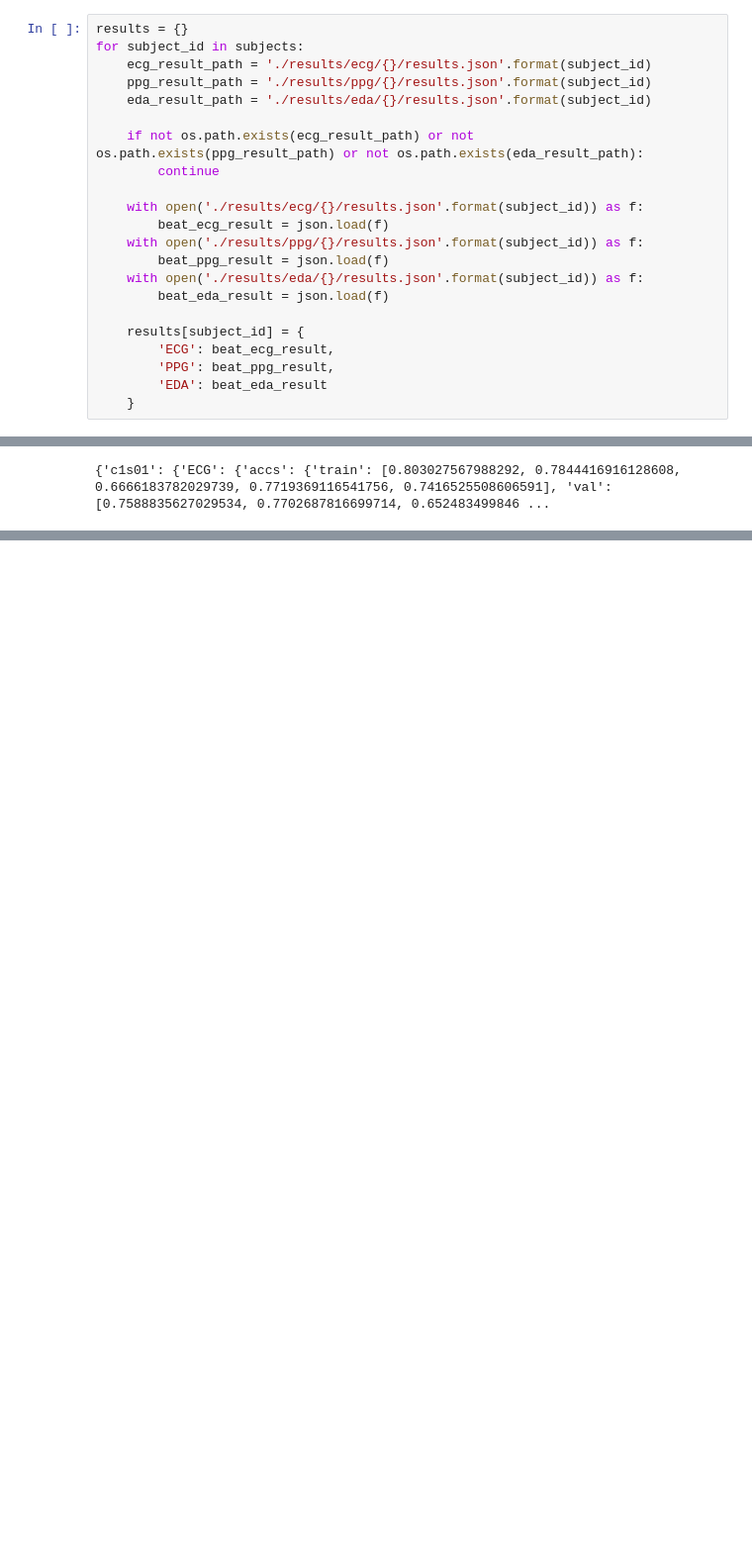
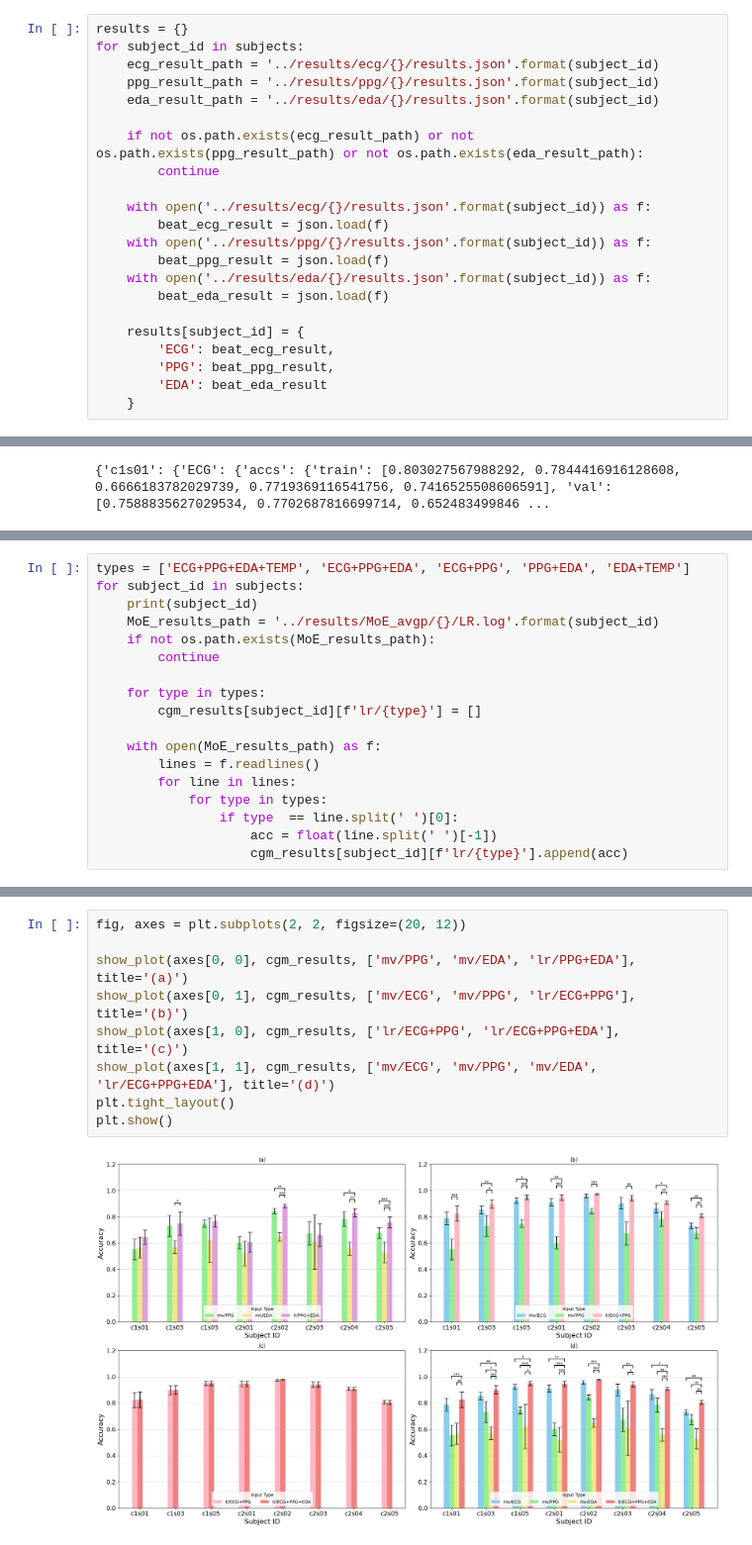
Before and after one commit to PSI-TAMU/PhysioCGM, a Jupyter notebook: hypoglycemia_prediction/notebooks/show_results.ipynb, the cells around one changed output, grey strips where cells are left out. Shown at 99% size. Saved outputs shown, nothing was run; the diff lists cells and outputs as text; blank space fills up the shorter version.

```diff
--- a/hypoglycemia_prediction/notebooks/show_results.ipynb
+++ b/hypoglycemia_prediction/notebooks/show_results.ipynb
@@ -8,18 +9,18 @@ subjects = ['c1s01', 'c1s03', 'c1s05', 'c2s01', 'c2s02', 'c2s03', 'c2s04', 'c2s0
 # %%
 results = {}
 for subject_id in subjects:
-    ecg_result_path = './results/ecg/{}/results.json'.format(subject_id)
-    ppg_result_path = './results/ppg/{}/results.json'.format(subject_id)
-    eda_result_path = './results/eda/{}/results.json'.format(subject_id)
+    ecg_result_path = '../results/ecg/{}/results.json'.format(subject_id)
+    ppg_result_path = '../results/ppg/{}/results.json'.format(subject_id)
+    eda_result_path = '../results/eda/{}/results.json'.format(subject_id)
 
     if not os.path.exists(ecg_result_path) or not os.path.exists(ppg_result_path) or not os.path.exists(eda_result_path):
         continue
 
-    with open('./results/ecg/{}/results.json'.format(subject_id)) as f:
+    with open('../results/ecg/{}/results.json'.format(subject_id)) as f:
         beat_ecg_result = json.load(f)
-    with open('./results/ppg/{}/results.json'.format(subject_id)) as f:
+    with open('../results/ppg/{}/results.json'.format(subject_id)) as f:
         beat_ppg_result = json.load(f)
-    with open('./results/eda/{}/results.json'.format(subject_id)) as f:
+    with open('../results/eda/{}/results.json'.format(subject_id)) as f:
         beat_eda_result = json.load(f)
 
     results[subject_id] = {
@@ -33,0 +236,18 @@ print(results)
+# %%
+types = ['ECG+PPG+EDA+TEMP', 'ECG+PPG+EDA', 'ECG+PPG', 'PPG+EDA', 'EDA+TEMP']
+for subject_id in subjects:
+    print(subject_id)
+    MoE_results_path = '../results/MoE_avgp/{}/LR.log'.format(subject_id)
+    if not os.path.exists(MoE_results_path):
+        continue
+
+    for type in types:
+        cgm_results[subject_id][f'lr/{type}'] = []
+
+    with open(MoE_results_path) as f:
+        lines = f.readlines()
+        for line in lines:
+            for type in types:
+                if type  == line.split(' ')[0]:
+                    acc = float(line.split(' ')[-1])
+                    cgm_results[subject_id][f'lr/{type}'].append(acc)
@@ -33,0 +376,11 @@ print(results)
+# %%
+fig, axes = plt.subplots(2, 2, figsize=(20, 12))
+
+show_plot(axes[0, 0], cgm_results, ['mv/PPG', 'mv/EDA', 'lr/PPG+EDA'], title='(a)')
+show_plot(axes[0, 1], cgm_results, ['mv/ECG', 'mv/PPG', 'lr/ECG+PPG'], title='(b)')
+show_plot(axes[1, 0], cgm_results, ['lr/ECG+PPG', 'lr/ECG+PPG+EDA'], title='(c)')
+show_plot(axes[1, 1], cgm_results, ['mv/ECG', 'mv/PPG', 'mv/EDA', 'lr/ECG+PPG+EDA'], title='(d)')
+plt.tight_layout()
+plt.show()
+# %% [output]
+[figure, added]
```
Also changed, not shown: parts of 27 cells of this notebook, 8 other files.
